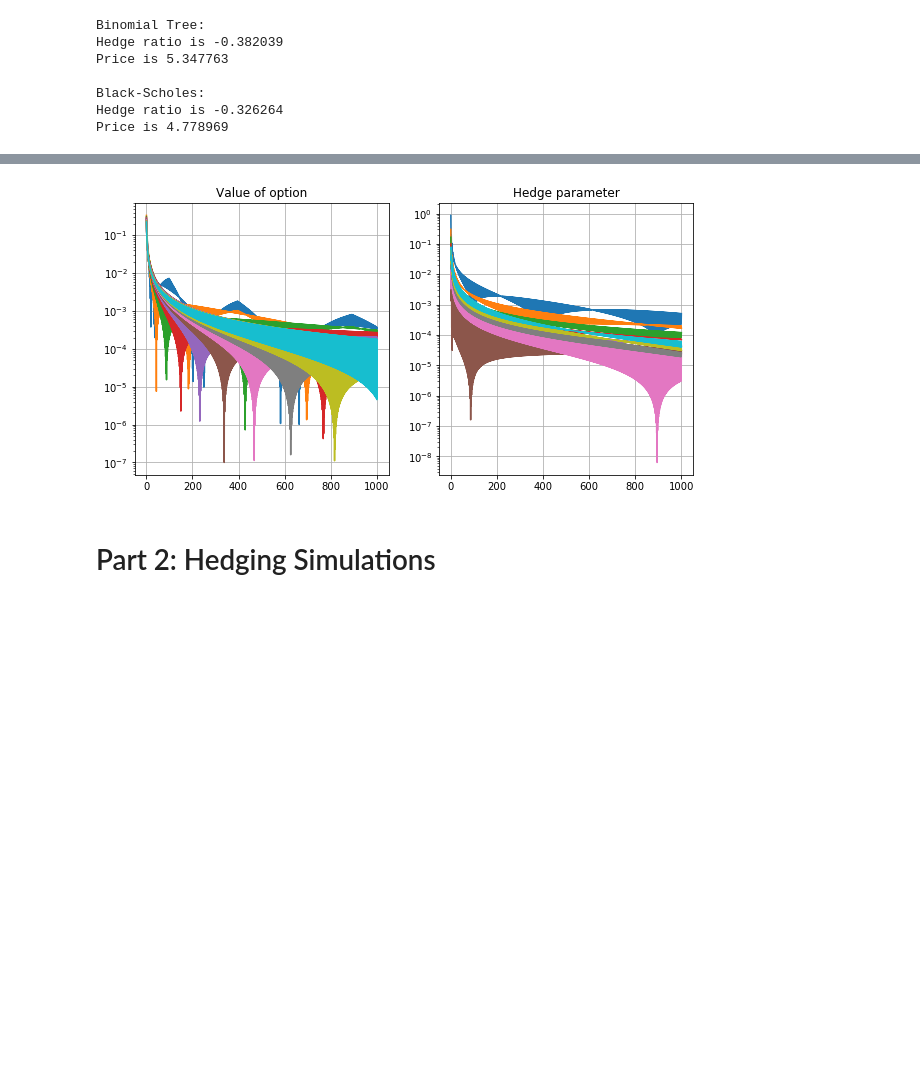
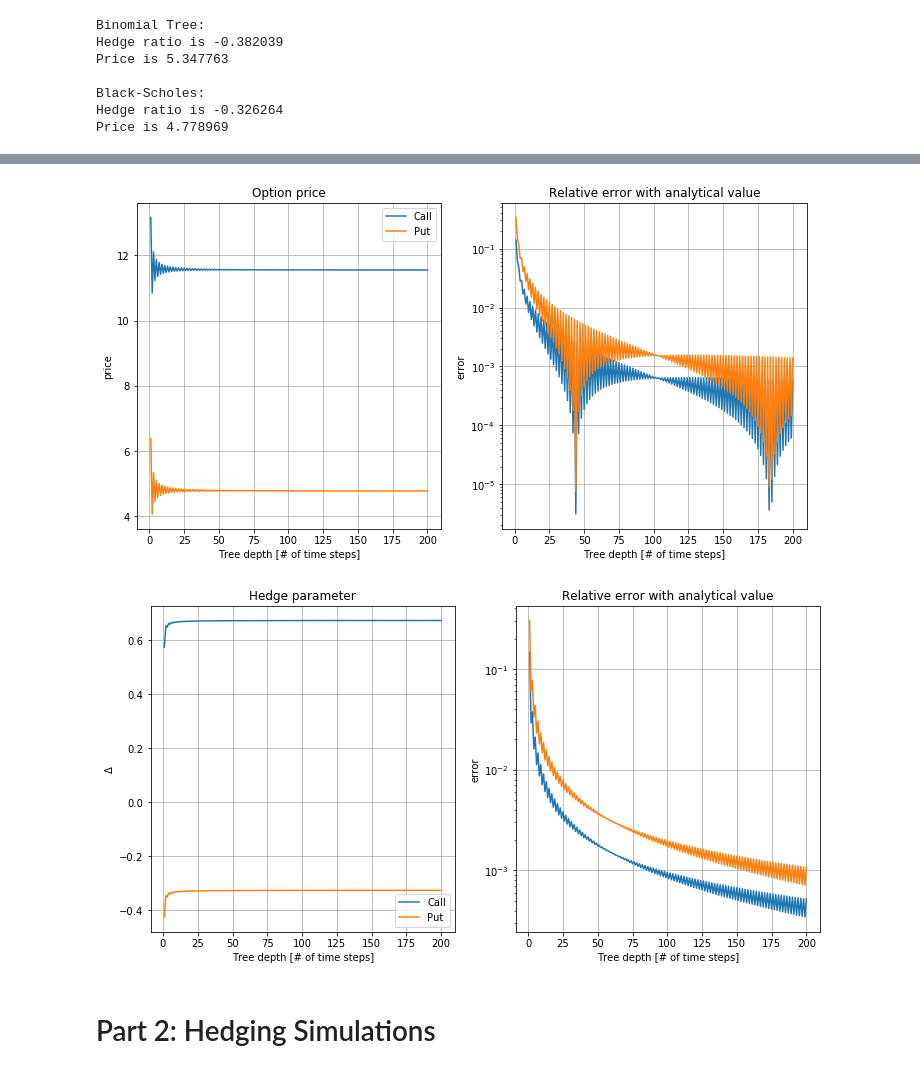
Before and after one commit to krishnakanthsasi/ComputationFin-nce-18, a Jupyter notebook: lab1/lab_assignment_1.ipynb, the cells around one changed output, grey strips where cells are left out. Saved outputs shown, nothing was run; the diff lists cells and outputs as text; code cells hidden in the pictures; blank space fills up the shorter version.

Commit message:
Expanded Binomial Tree analysis

```diff
--- a/lab1/lab_assignment_1.ipynb
+++ b/lab1/lab_assignment_1.ipynb
@@ -168,39 +243,63 @@ Price is 4.778969
 # %%
-# Binomial Tree analysis
+# Convergence of value with tree depth
+S0, K = 100.0, 99
+r, sigma = 0.06, 0.2
+T, N = 1, 200
 
-S0, K = 100.0, 99
-r = 0.06
-T, N = 1, 1000
-call,american = False,False
+plt.figure(1,figsize=(12, 6))
+plt.figure(2,figsize=(12, 6))
 
-plt.figure(figsize=(10, 5))
-plt.subplot(1,2,1)
-plt.yscale("log")
-#plt.xscale("log")
-plt.title("Value of option")
-plt.grid()
-plt.subplot(1,2,2)
-plt.yscale("log")
-#plt.xscale("log")
-plt.title("Hedge parameter")
-plt.grid()
-
-for sigma in np.linspace(0.1,1.0,10):
+for call in [True, False]:
     f = np.zeros(N)
     deltas = np.zeros(N)
-    for i in range(1,N+1):
-        f[i-1], deltas[i-1] = option_valuation(S0,K,T,i,r,sigma,call,american)
+
+    hedges = np.zeros(N)
+    options = np.zeros(N)
+    for i in np.arange(1,N+1):
+        f[i-1], deltas[i-1] = option_valuation(S0,K,T,i,r,sigma,call)
 
     hedge, option =  black_scholes(r, K, T, S0, sigma, call)
 
+    plt.figure(1)
     plt.subplot(1,2,1)
-    plt.plot(np.arange(1,N+1),np.abs((f-option) / option))
+    plt.title("Option price")
+    plt.ylabel('price')
+    plt.xlabel('Tree depth [# of time steps]')
+    plt.grid(True)
+    plt.plot(np.arange(1,N+1), f, label=('Call' if call else 'Put'))
     plt.subplot(1,2,2)
-    plt.plot(np.arange(1,N+1),np.abs((deltas-hedge) / hedge))
+    plt.title("Relative error with analytical value")
+    plt.yscale('log')
+    plt.ylabel('error')
+    plt.xlabel('Tree depth [# of time steps]')
+    plt.grid(True)
+    plt.plot(np.arange(1,N+1),np.abs((f-option)/option), label=('Call' if call else 'Put'))
 
+    plt.figure(2)
+    plt.subplot(1,2,1)
+    plt.title("Hedge parameter")
+    plt.ylabel(r'$\Delta$')
+    plt.xlabel('Tree depth [# of time steps]')
+    plt.grid(True)
+    plt.plot(np.arange(1,N+1), deltas, label=('Call' if call else 'Put'))
+    plt.subplot(1,2,2)
+    plt.title("Relative error with analytical value")
+    plt.yscale('log')
+    plt.ylabel('error')
+    plt.xlabel('Tree depth [# of time steps]')
+    plt.grid(True)
+    plt.plot(np.arange(1,N+1),np.abs((deltas-hedge)/hedge), label=('Call' if call else 'Put'))
+
+plt.figure(1)
+plt.subplot(1,2,1)
+plt.legend()
+plt.figure(2)
+plt.subplot(1,2,1)
+plt.legend()
 plt.show()
 # %% [output]
-[figure, old version]
+[figure, new version]
+[figure, added]
 # %% [markdown]
 # Part 2: Hedging Simulations
 # %%
```
Also changed, not shown: parts of 1 cell of this notebook, 4 other files.
